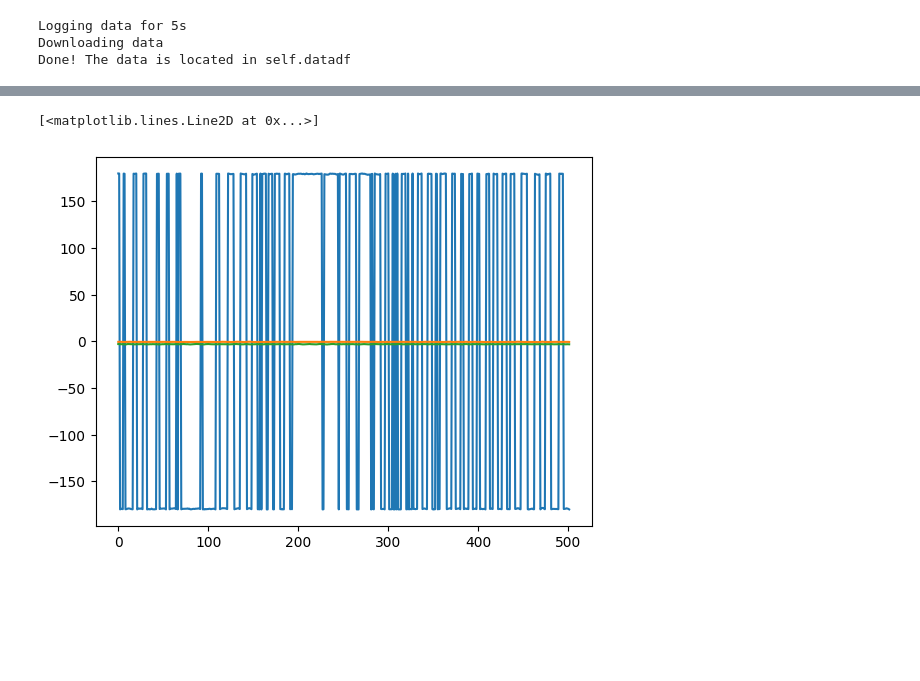
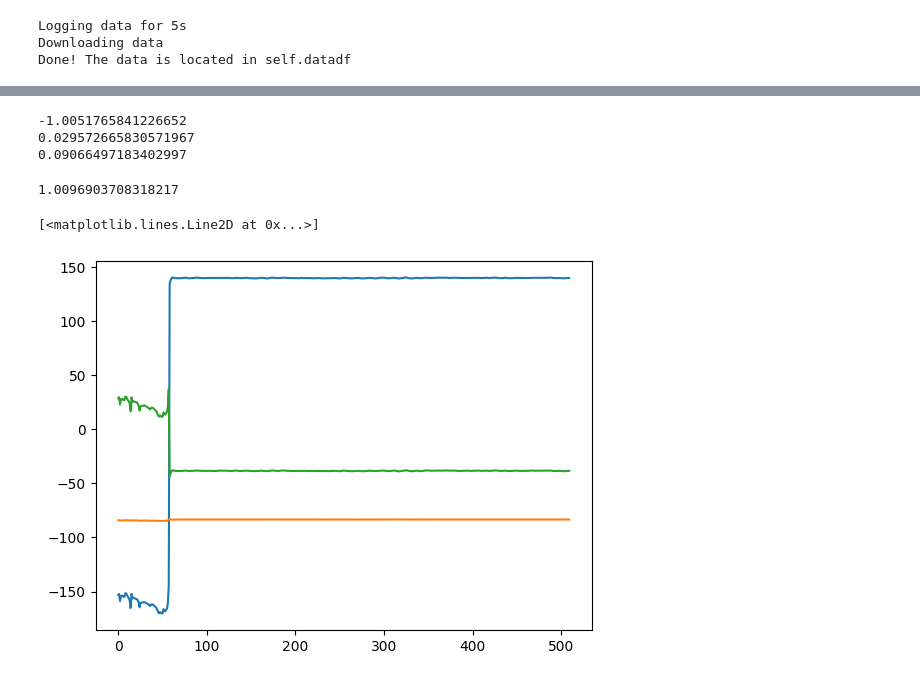
Before and after one commit to jrspan/dobbelsteenbep, a Jupyter notebook: Project files/kalman met positie.ipynb, the cells around one changed output, grey strips where cells are left out. Cells and saved outputs as stored; diff of their text form; code cells hidden in the pictures; blank space fills up the shorter version.

```diff
--- a/Project files/kalman met positie.ipynb
+++ b/Project files/kalman met positie.ipynb
@@ -43,14 +32,8 @@ Done! The data is located in self.datadf
 # %%
 # Deze code niet vaker dan 1 keer uitvoeren!
 data = remove_nan(data)
-data = rotate_data(data)
-
-data['x_gyro'] = data['x_gyro'] - gyro_bias[0]
-data['y_gyro'] = data['y_gyro'] - gyro_bias[1]
-data['z_gyro'] = data['z_gyro'] - gyro_bias[2]
-data['x_acc'] = data['x_acc'] - acc_bias[0]
-data['y_acc'] = data['y_acc'] - acc_bias[1]
-data['z_acc'] = data['z_acc'] - acc_bias[2]
+data = rotate_data(data, q_rot)
+data = remove_bias(data, cali)
 # %%
 data.head(2000)
 # %% [output]
@@ -81,5 +64,5 @@ z_gyro -0.36447017490273287
 # %%
-y11 = np.array([data['x_acc'][0], data['y_acc'][0], data['z_acc'][0]])
+y11 = np.array([np.mean(data['x_acc'][0:10]), np.mean(data['y_acc'][0:10]), np.mean(data['z_acc'][0:10])])
 gb = y11 / np.linalg.norm(y11)
 gn = np.array([0, 0, 1])
 mn = np.array([1, 0, 0])
@@ -139,6 +122,8 @@ R = np.array([
 ])
 
 epsilon_list = []
+an_list = []
+yat_list = []
 
 for i in range(1, len(data['timestamp'])):
     dt = (data['timestamp'][i] - data['timestamp'][i - 1]) / 1000
@@ -162,6 +147,7 @@ for i in range(1, len(data['timestamp'])):
     K = np.matmul(np.matmul(Pttmin1, H.T), np.linalg.inv(S))
 
     yat = np.array([data['x_acc'][i], data['y_acc'][i], data['z_acc'][i]])
+    yat_list.append(yat)
     yattmin1 = rotate_vector(gn, quaternion_conjugate(qttmin1))
     yateps = yat / np.linalg.norm(yat)
     epsilon = yateps - yattmin1
@@ -170,8 +156,9 @@ for i in range(1, len(data['timestamp'])):
     qtt = q_tt_measure / ((np.linalg.norm(q_tt_measure)))
 
     an = rotate_vector(yat, np.reshape(qtt, 4)) - gn
+    print(an, yat)
     an = an * 9.81
-    print(an)
+    an_list.append(an)
     vt = vtmin1 + dt * an
     pt = ptmin1 + dt * vtmin1 + 0.5 * an * dt ** 2
 
@@ -205,20 +207,32 @@ for i in range(1, len(data['timestamp'])):
+# %%
+yats = np.reshape(np.concatenate(yat_list), (int(len(yat_list)), 3))
+for i in range(3):
+    print(np.mean(yats[:,i]))
+# %% [output]
+-1.0051765841226652
+0.029572665830571967
+0.09066497183402997
+# %%
+print(np.linalg.norm(np.mean(yats, axis=0)))
+# %% [output]
+1.0096903708318217
 # %%
-rotvec_x = []
-rotvec_y = []
-rotvec_z = []
+plot_x = []
+plot_y = []
+plot_z = []
 
 for q, timestamp in zip(q_list, data['timestamp']):
     euler = quaternion_to_euler(q) * 180 / np.pi
-    rotvec_x.append(euler[0])
-    rotvec_y.append(euler[1])
-    rotvec_z.append(euler[2])
+    plot_x.append(euler[0])
+    plot_y.append(euler[1])
+    plot_z.append(euler[2])
 # %%
-plt.plot(rotvec_x)
-plt.plot(rotvec_y)
-plt.plot(rotvec_z)
+plt.plot(plot_x)
+plt.plot(plot_y)
+plt.plot(plot_z)
 # %% [output]
 [<matplotlib.lines.Line2D at 0x...>]
-[figure, old version]
+[figure, new version]
 # %%
 epsilons = np.concatenate(epsilon_list)
 epsilons = np.reshape(epsilons, (int(len(epsilons) / 3), 3))
```
Also changed, not shown: parts of 11 cells of this notebook, 6 other files.
